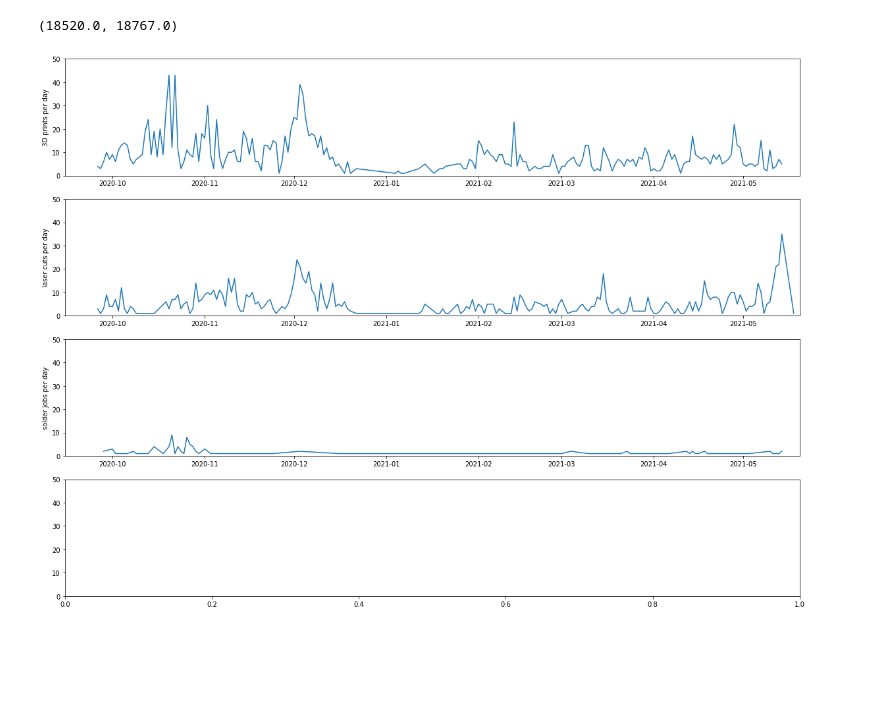
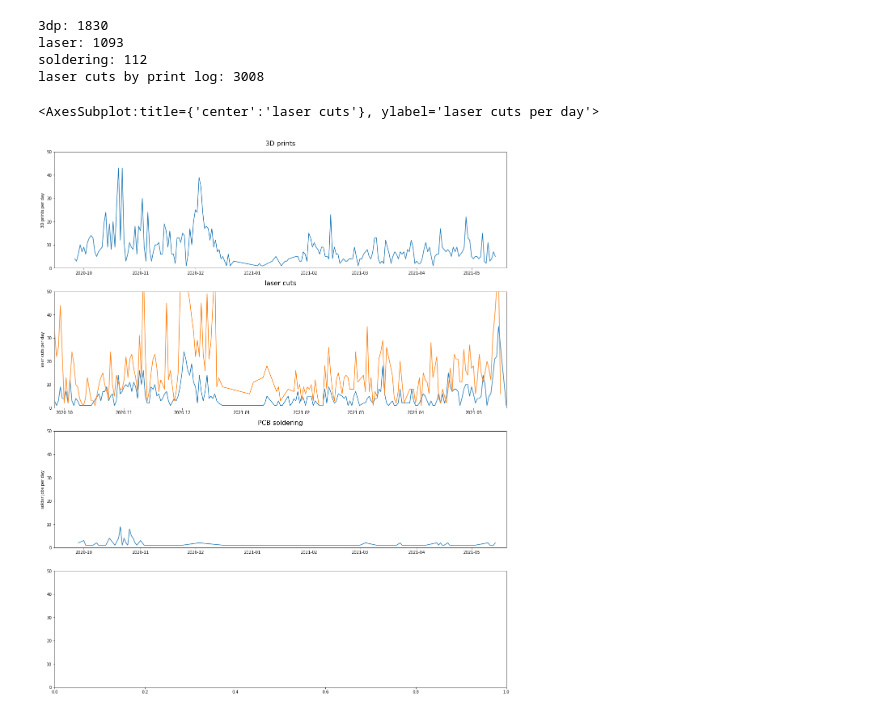
Before and after one commit to tufts-nolop/state-of-the-makerspace, a Jupyter notebook: 3dprinter-usage.ipynb, the cells around one changed output. Drawn from its saved outputs; the diff is of its cells as text; code cells hidden in the pictures; blank space fills up the shorter version.

Commit message:
more graph improvements

```diff
--- a/3dprinter-usage.ipynb
+++ b/3dprinter-usage.ipynb
@@ -11,6 +11,7 @@ import os
 import glob
 
 fig = plt.figure(figsize=(20, 15))
+fig.subplots_adjust(top=1.35)
 ax1 = fig.add_subplot(411)
 ax2 = fig.add_subplot(412)
 ax3 = fig.add_subplot(413)
@@ -22,41 +23,58 @@ ax1.set_ylim((0,ymax))
 ax2.set_ylim((0,ymax))
 ax3.set_ylim((0,ymax))
 ax4.set_ylim((0,ymax))
+
+font = {'size': 16}
+
+ax1.set_title('3D prints', fontdict=font, pad=15.0)
+ax2.set_title('laser cuts', fontdict=font, pad=15.0)
+ax3.set_title('PCB soldering', fontdict=font, pad=15.0)
 
 start_date = dt.date(2020, 9, 25)
 end_date = dt.date(2021, 5, 20)
 
 def graph_jobs(jobname, ylabel, ax, start_date, end_date):
     file_list = glob.glob(jobname + '/*.json')
 
     dfs = []
     for file in file_list:
         dfs.append(pd.read_json(file, convert_dates=['ts']))
     jobs = pd.concat(dfs, ignore_index=True, sort=False)
     jobs['date'] = jobs['ts'].dt.date
 
     mask = (jobs['date'] > start_date) & (jobs['date'] <= end_date)
     jobs = jobs.loc[mask]
 
     axs = jobs['date'].where(jobs['parent_user_id'].isnull()).value_counts().plot(ax=ax)
     axs.set_ylabel(ylabel)
 
+    print(jobname + ': ' + str(jobs['date'].where(jobs['parent_user_id'].isnull()).value_counts().sum()))
+
 graph_jobs('3dp', '3D prints per day', ax1, start_date, end_date)
 graph_jobs('laser', 'laser cuts per day', ax2, start_date, end_date)
 graph_jobs('soldering', 'solder jobs per day', ax3, start_date, end_date)
 
 ax1.set_xlim(pd.Timestamp('2020-09-15'), pd.Timestamp('2021-05-20'))
 ax2.set_xlim(pd.Timestamp('2020-09-15'), pd.Timestamp('2021-05-20'))
 ax3.set_xlim(pd.Timestamp('2020-09-15'), pd.Timestamp('2021-05-20'))
 
-#lasercuts = pd.read_csv('laser-cutter-event-307-log-2021-06-11.csv', sep='\t', parse_dates=['Date and Time'])
-#lasercuts['date'] = lasercuts['Date and Time'].dt.date
+lasercuts = pd.read_csv('laser-cutter-event-307-log-2021-06-11.csv', sep='\t', parse_dates=['Date and Time'])
+lasercuts['date'] = lasercuts['Date and Time'].dt.date
 
-#lasercuts['date'].value_counts().plot(ax=ax2)
+mask = (lasercuts['date'] > start_date) & (lasercuts['date'] <= end_date)
+lasercuts = lasercuts.loc[mask]
+
+print('laser cuts by print log: ' + str(lasercuts['date'].value_counts().sum()))
+
+lasercuts['date'].value_counts().plot(ax=ax2)
 
 #ax1.set_xlim(pd.Timestamp('2019-08-01'), pd.Timestamp('2021-05-14'))
 #ax2.set_xlim(pd.Timestamp('2019-08-01'), pd.Timestamp('2021-05-14'))
 #ax3.set_xlim(pd.Timestamp('2019-08-01'), pd.Timestamp('2021-05-14'))
 # %% [output]
-(18520.0, 18767.0)
+3dp: 1830
+laser: 1093
+soldering: 112
+laser cuts by print log: 3008
+<AxesSubplot:title={'center':'laser cuts'}, ylabel='laser cuts per day'>
-[figure, old version]
+[figure, new version]
```
